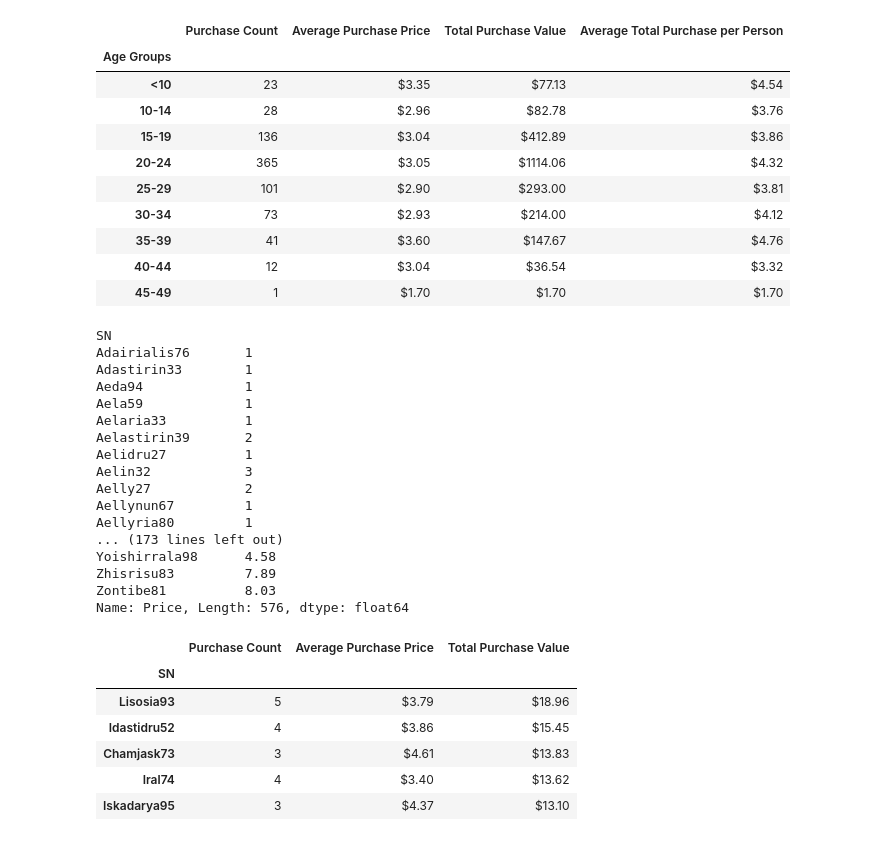
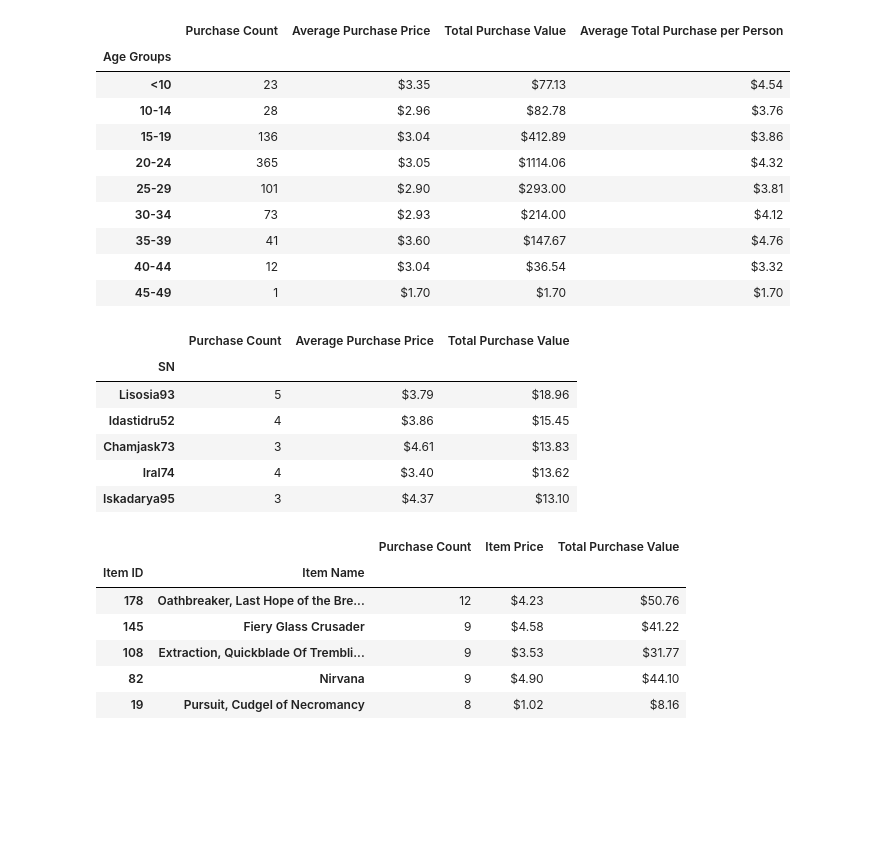
Before and after one commit to setsumei1974/Homework4Pandas, a Jupyter notebook: HeroesofPymoliNotebook.ipynb, the cells around one changed output. Drawn from its saved outputs; the diff is of its cells as text; code cells hidden in the pictures; blank space fills up the shorter version.

Commit message:
Homework Assignment in Pandas for 8/10/2019

```diff
--- a/HeroesofPymoliNotebook.ipynb
+++ b/HeroesofPymoliNotebook.ipynb
@@ -264,13 +264,13 @@ dtype: float64
 groupby_spenders = purchase_data_df.groupby("SN")
 
 purchase_count_spenders = groupby_spenders["Purchase ID"].count()
-print(purchase_count_spenders)
+#print(purchase_count_spenders)
 
 average_purchase_price_spenders = groupby_spenders["Price"].mean()
-print(average_purchase_price_spenders)
+#print(average_purchase_price_spenders)
 
 total_purchase_value_spenders = groupby_spenders["Price"].sum()
-print(total_purchase_value_spenders)
+#print(total_purchase_value_spenders)
 
 #Create a dataframe with pandas, and use the form of a dictionary to create a header and column
 purchase_analysis_spenders_df = pd.DataFrame({"Purchase Count": purchase_count_spenders,
@@ -285,23 +285,6 @@ purchase_analysis_spenders_df["Total Purchase Value"] = purchase_analysis_spende
 
 purchase_analysis_spenders_df.head()
 # %% [output]
-SN
-Adairialis76       1
-Adastirin33        1
-Aeda94             1
-Aela59             1
-Aelaria33          1
-Aelastirin39       2
-Aelidru27          1
-Aelin32            3
-Aelly27            2
-Aellynun67         1
-Aellyria80         1
-... (173 lines left out)
-Yoishirrala98      4.58
-Zhisrisu83         7.89
-Zontibe81          8.03
-Name: Price, Length: 576, dtype: float64
 |  | Purchase Count | Average Purchase Price | Total Purchase Value |
 | SN |  |  |  |
 | Lisosia93 | 5 | $3.79 | $18.96 |
@@ -309,3 +292,35 @@ Name: Price, Length: 576, dtype: float64
 | Chamjask73 | 3 | $4.61 | $13.83 |
 | Iral74 | 4 | $3.40 | $13.62 |
 | Iskadarya95 | 3 | $4.37 | $13.10 |
+# %%
+#Most Popular Items
+#Retrieve the item id, item name, and item price columns
+item_categories = purchase_data_df[["Item ID", "Item Name", "Price"]]
+
+#Group by item id and item name
+groupby_items = item_categories.groupby(["Item ID", "Item Name"])
+
+#Perform calculations to obtain purchase count, total purchase value, and item price
+purchase_count_items = groupby_items["Price"].count()
+total_purchase_value_items = groupby_items["Price"].sum()
+item_price_items = total_purchase_value_items / purchase_count_items
+
+#Create a dataframe with pandas, and use the form of a dictionary to create a header and column
+most_popular_items_df = pd.DataFrame({"Purchase Count": purchase_count_items,
+                                   "Item Price": item_price_items,
+                                   "Total Purchase Value": total_purchase_value_items})
+
+#Reference the dataframe, use square brackets to select relevant columns for modification, then sort values and map to format columns
+most_popular_items_df = most_popular_items_df.sort_values(["Purchase Count"], ascending = False)
+most_popular_items_df["Item Price"] = most_popular_items_df["Item Price"].map("${:.2f}".format)
+most_popular_items_df["Total Purchase Value"] = most_popular_items_df["Total Purchase Value"].map("${:.2f}".format)
+
+most_popular_items_df.head()
+# %% [output]
+|  |  | Purchase Count | Item Price | Total Purchase Value |
+| Item ID | Item Name |  |  |  |
+| 178 | Oathbreaker, Last Hope of the Bre... | 12 | $4.23 | $50.76 |
+| 145 | Fiery Glass Crusader | 9 | $4.58 | $41.22 |
+| 108 | Extraction, Quickblade Of Trembli... | 9 | $3.53 | $31.77 |
+| 82 | Nirvana | 9 | $4.90 | $44.10 |
+| 19 | Pursuit, Cudgel of Necromancy | 8 | $1.02 | $8.16 |
```
